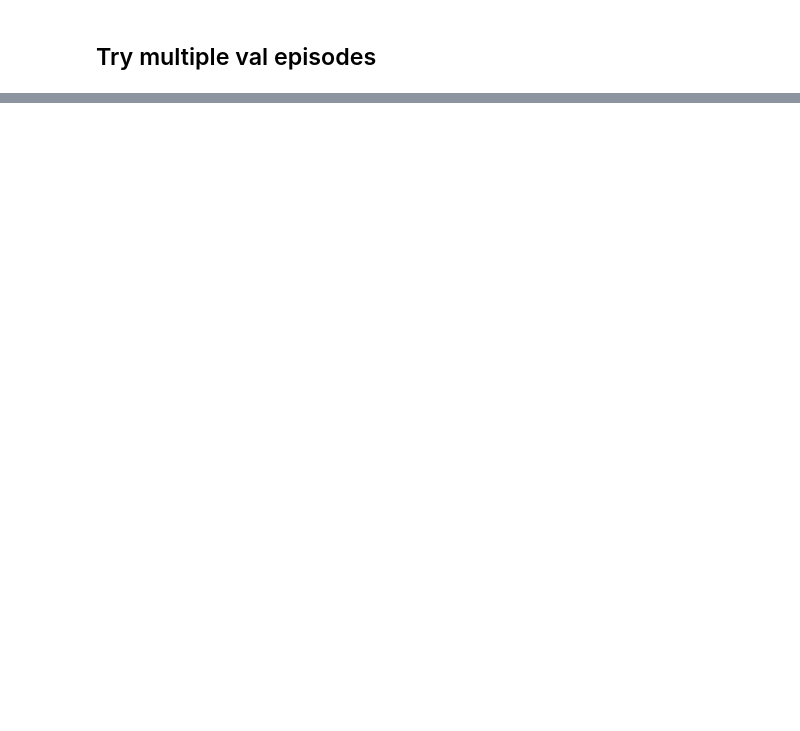
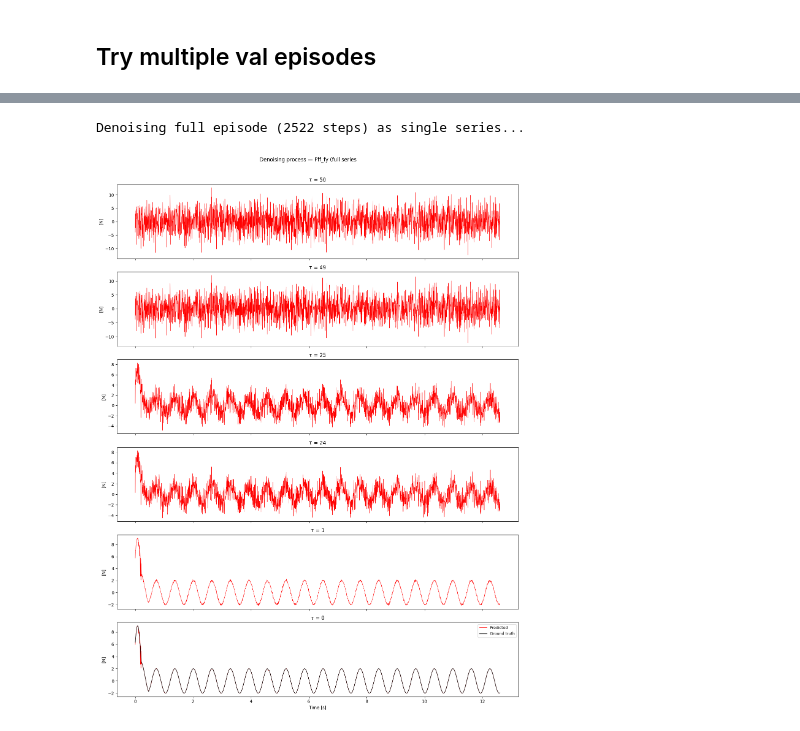
Before and after one commit to AlexanderWegenerRobotics/force-insertion-policy, a Jupyter notebook: notebooks/open_loop_validation_ddpm.ipynb, the cells around one changed output, grey strips where cells are left out. Saved outputs shown, nothing was run; the diff lists cells and outputs as text; code cells hidden in the pictures; blank space fills up the shorter version.

```diff
--- a/notebooks/open_loop_validation_ddpm.ipynb
+++ b/notebooks/open_loop_validation_ddpm.ipynb
@@ -231,32 +263,35 @@ def predict_episode_series(model, schedule, obs, device):
 
         if (tau_val + 1) in record_at or tau_val in record_at:
             intermediates[tau_val] = (a_tau.cpu().numpy() * val_ds.act_std + val_ds.act_mean).copy()
 
     return intermediates
 
 
 EP_IDX = 0
 obs_ep = val_ds.observations[EP_IDX]
 act_gt_raw = val_ds.actions[EP_IDX] * val_ds.act_std + val_ds.act_mean
 t_axis = np.arange(len(obs_ep)) / 200.0
 
 print(f'Denoising full episode ({len(obs_ep)} steps) as single series...')
 intermediates = predict_episode_series(model, schedule, obs_ep, device)
 
-channel = 2  # Fff_fx, change to 1 for fy, 2 for fz, etc.
+channel = 1  # Fff_fx, change to 1 for fy, 2 for fz, etc.
 channel_label = ['Fff_fx', 'Fff_fy', 'Fff_fz', 'Fff_tx', 'Fff_ty', 'Fff_tz'][channel]
 taus_to_plot = sorted(intermediates.keys(), reverse=True)
 
 fig, axes = plt.subplots(len(taus_to_plot), 1, figsize=(14, 3 * len(taus_to_plot)), sharex=True)
 
 for i, tau_val in enumerate(taus_to_plot):
     axes[i].plot(t_axis, intermediates[tau_val][:, channel], color='red', linewidth=0.7, label=f'Predicted')
     if tau_val == min(taus_to_plot):
         axes[i].plot(t_axis, act_gt_raw[:, channel], color='black', linewidth=1, label='Ground truth')
         axes[i].legend(fontsize=9)
     axes[i].set_ylabel('[N]')
     axes[i].set_title(f'τ = {tau_val}')
 
 axes[-1].set_xlabel('Time [s]')
-fig.suptitle(f'Denoising process — {channel_label} (full series, TacDiffusion Fig. 6 style)', y=1.01)
+fig.suptitle(f'Denoising process — {channel_label} (full series', y=1.01)
 plt.tight_layout()
+# %% [output]
+Denoising full episode (2522 steps) as single series...
+[figure, added]
```
Also changed, not shown: parts of 16 cells of this notebook, 7 other files.
